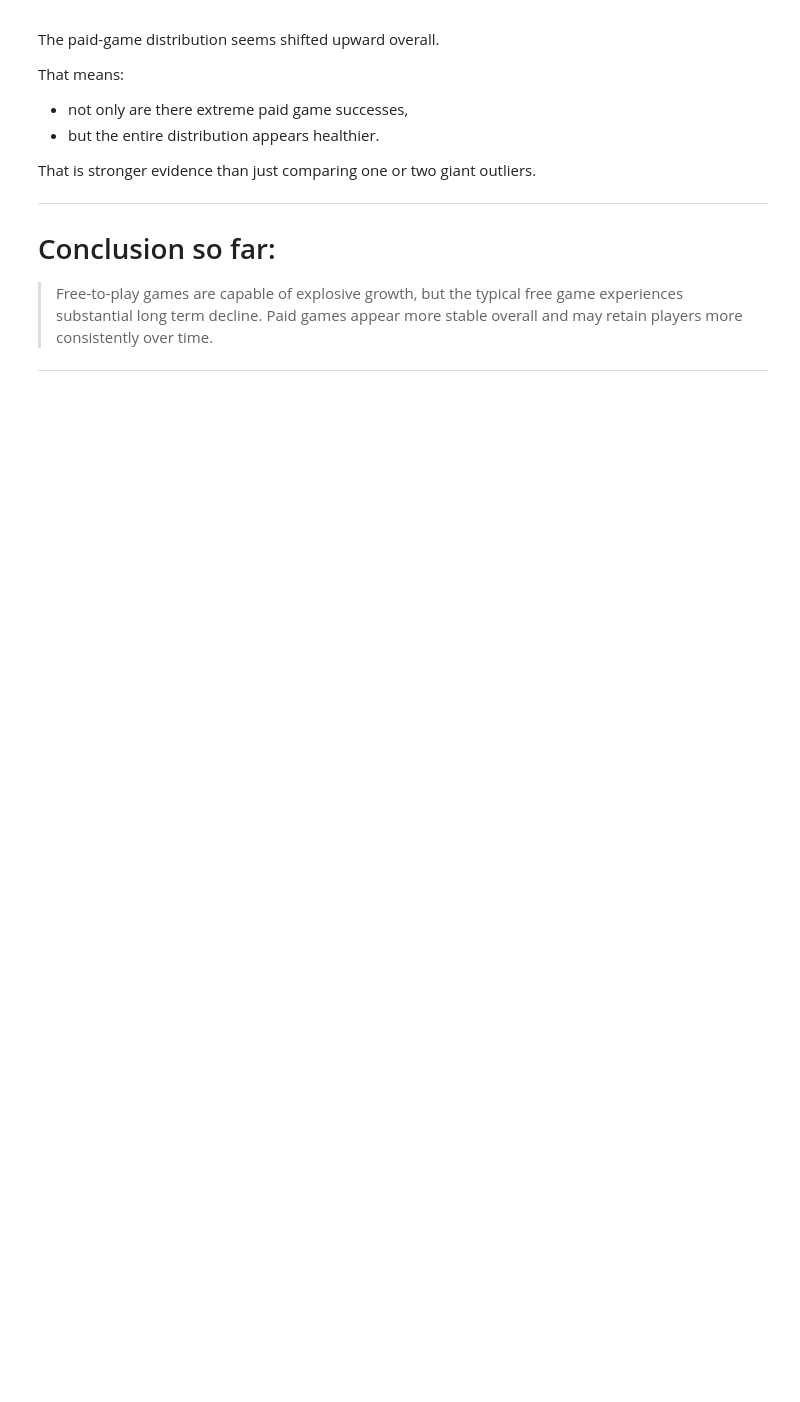
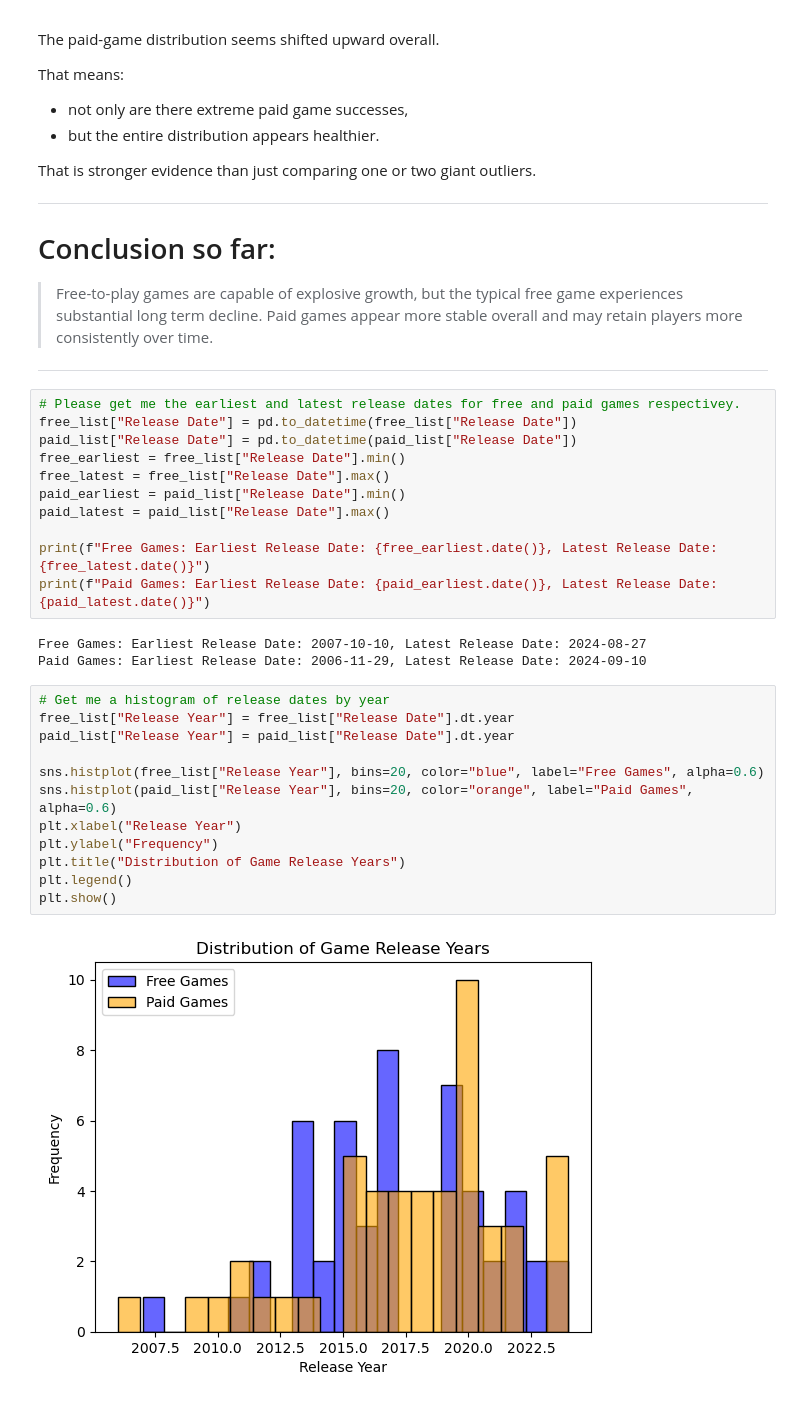
Before and after one commit to avo-ucsd/math189-sp26-group41, a Jupyter notebook: 1_ana_eda.ipynb, the cells around one changed output. Drawn from its saved outputs; the diff is of its cells as text; blank space fills up the shorter version.

Commit message:
Add date checking

```diff
--- a/1_ana_eda.ipynb
+++ b/1_ana_eda.ipynb
@@ -557,3 +557,31 @@ That is stronger evidence than just comparing one or two giant outliers.
 > Free-to-play games are capable of explosive growth, but the typical free game experiences substantial long term decline. Paid games appear more stable overall and may retain players more consistently over time.
 
 ---
+# %%
+# Please get me the earliest and latest release dates for free and paid games respectivey.
+free_list["Release Date"] = pd.to_datetime(free_list["Release Date"])
+paid_list["Release Date"] = pd.to_datetime(paid_list["Release Date"])
+free_earliest = free_list["Release Date"].min()
+free_latest = free_list["Release Date"].max()
+paid_earliest = paid_list["Release Date"].min()
+paid_latest = paid_list["Release Date"].max()
+
+print(f"Free Games: Earliest Release Date: {free_earliest.date()}, Latest Release Date: {free_latest.date()}")
+print(f"Paid Games: Earliest Release Date: {paid_earliest.date()}, Latest Release Date: {paid_latest.date()}")
+# %% [output]
+Free Games: Earliest Release Date: 2007-10-10, Latest Release Date: 2024-08-27
+Paid Games: Earliest Release Date: 2006-11-29, Latest Release Date: 2024-09-10
+# %%
+# Get me a histogram of release dates by year
+free_list["Release Year"] = free_list["Release Date"].dt.year
+paid_list["Release Year"] = paid_list["Release Date"].dt.year
+
+sns.histplot(free_list["Release Year"], bins=20, color="blue", label="Free Games", alpha=0.6)
+sns.histplot(paid_list["Release Year"], bins=20, color="orange", label="Paid Games", alpha=0.6)
+plt.xlabel("Release Year")
+plt.ylabel("Frequency")
+plt.title("Distribution of Game Release Years")
+plt.legend()
+plt.show()
+# %% [output]
+[figure, added]
```
